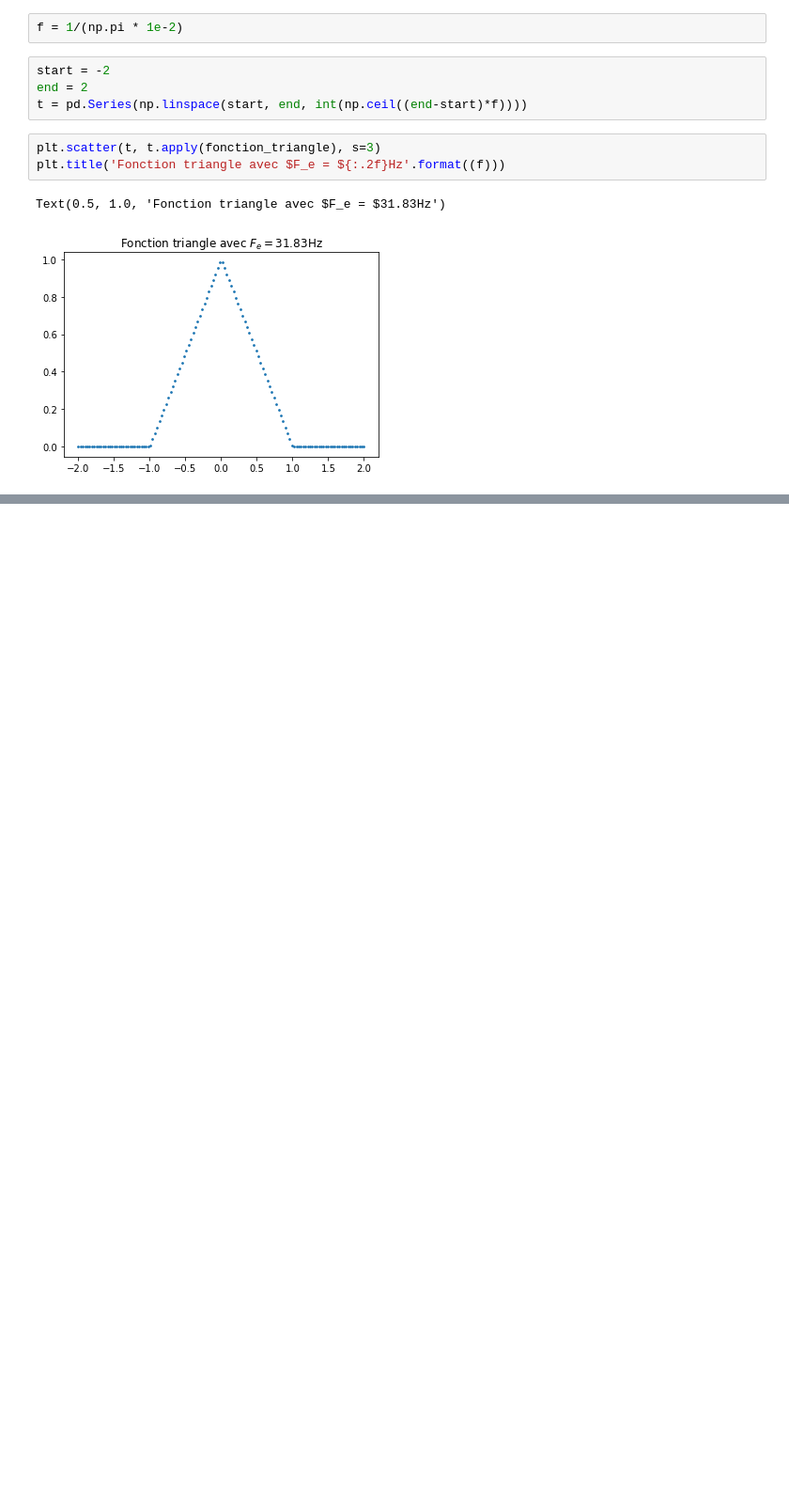
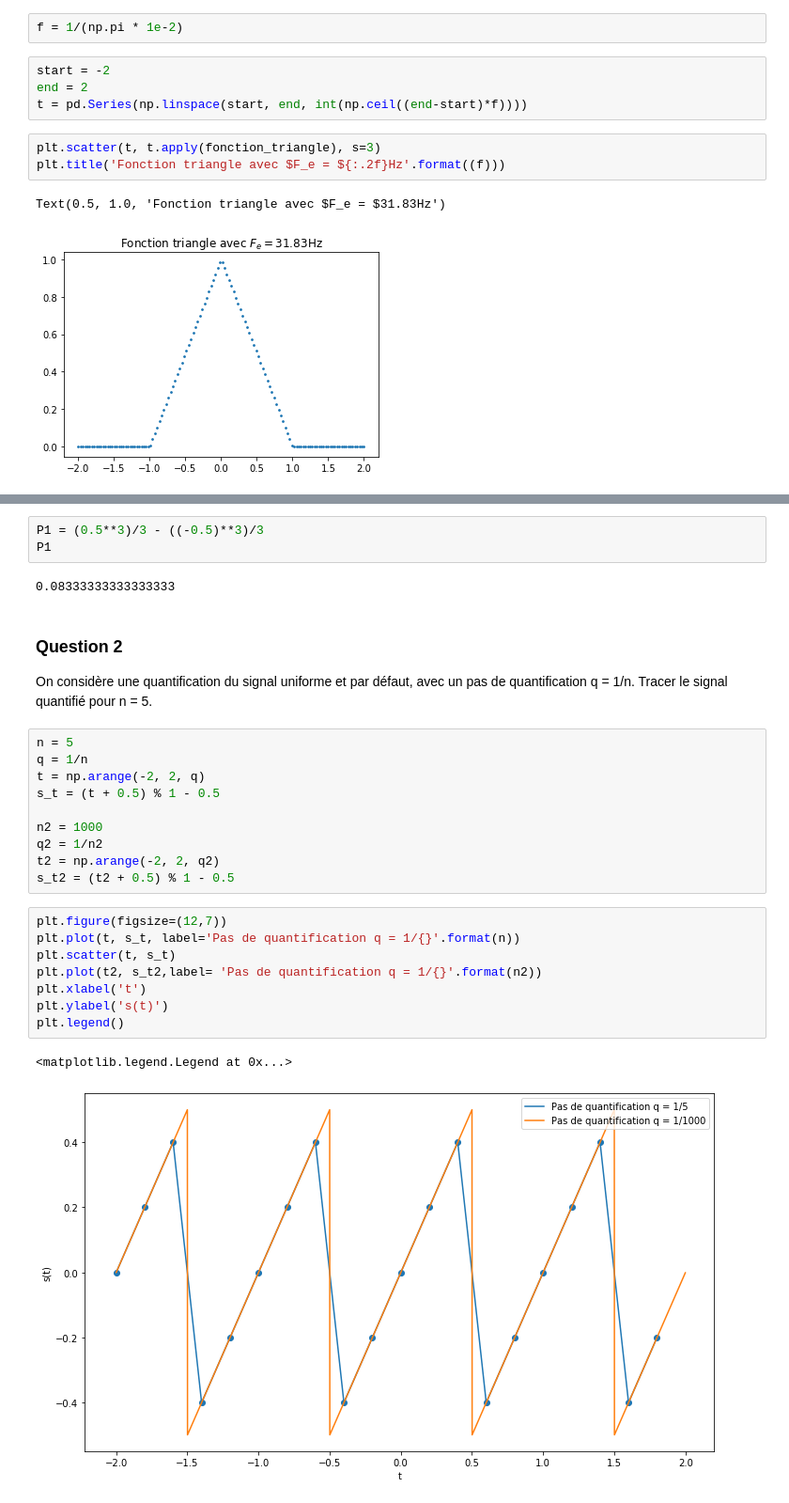
Before and after one commit to hugolmn/p20, a Jupyter notebook: AI06/TD04.ipynb, the cells around one changed output, grey strips where cells are left out. Shown at 94% size. Drawn from its saved outputs; the diff is of its cells as text; blank space fills up the shorter version.

```diff
--- a/AI06/TD04.ipynb
+++ b/AI06/TD04.ipynb
@@ -180,0 +196,29 @@ Text(0.5, 1.0, 'Fonction triangle avec $F_e = $31.83Hz')
+# %%
+P1 = (0.5**3)/3 - ((-0.5)**3)/3
+P1
+# %% [output]
+0.08333333333333333
+# %% [markdown]
+### Question 2
+On considère une quantiﬁcation du signal uniforme et par défaut, avec un pas de quantiﬁcation q = 1/n. Tracer le signal quantiﬁé pour n = 5.
+# %%
+n = 5
+q = 1/n
+t = np.arange(-2, 2, q)
+s_t = (t + 0.5) % 1 - 0.5
+
+n2 = 1000
+q2 = 1/n2
+t2 = np.arange(-2, 2, q2)
+s_t2 = (t2 + 0.5) % 1 - 0.5
+# %%
+plt.figure(figsize=(12,7))
+plt.plot(t, s_t, label='Pas de quantification q = 1/{}'.format(n))
+plt.scatter(t, s_t)
+plt.plot(t2, s_t2,label= 'Pas de quantification q = 1/{}'.format(n2))
+plt.xlabel('t')
+plt.ylabel('s(t)')
+plt.legend()
+# %% [output]
+<matplotlib.legend.Legend at 0x...>
+[figure, added]
```
Also changed, not shown: parts of 9 cells of this notebook.
